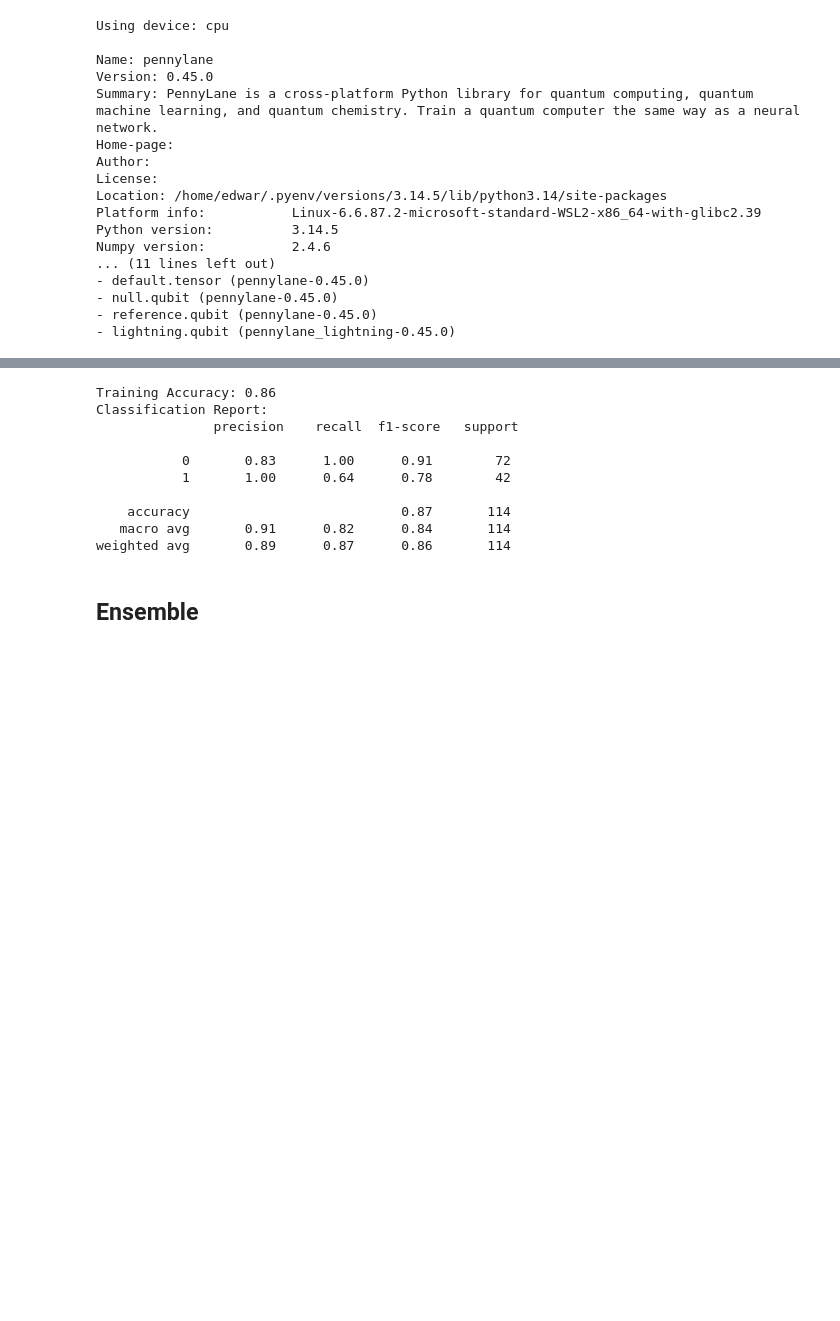
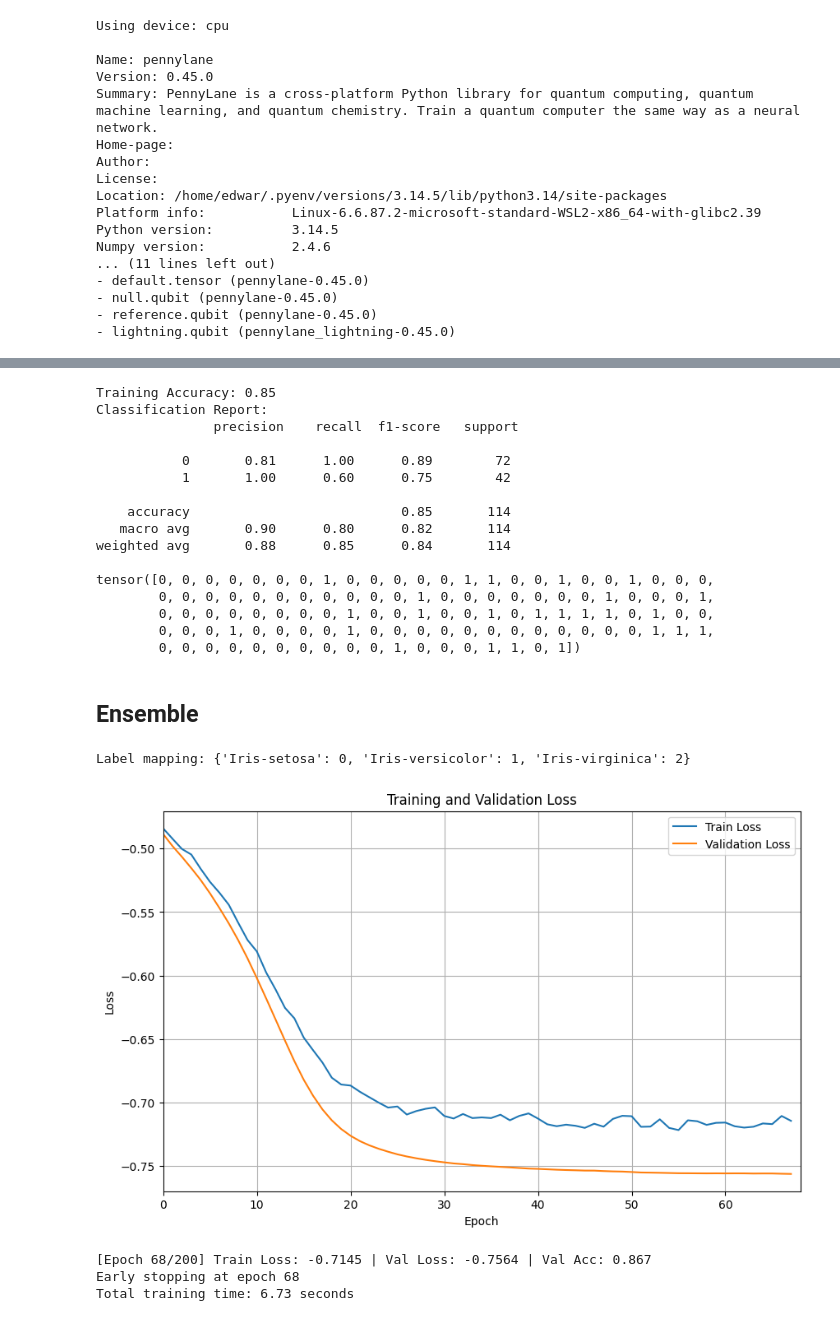
Before and after one commit to EdwardM222/QML-RP, a Jupyter notebook: thesis.ipynb, the cells around one changed output, grey strips where cells are left out. Drawn from its saved outputs; the diff is of its cells as text; code cells hidden in the pictures; blank space fills up the shorter version.

```diff
--- a/thesis.ipynb
+++ b/thesis.ipynb
@@ -72,8 +72,8 @@ famd_cols = [col for col in X_train.columns if col.startswith('C')]
 423 rows × 21 columns
 # %%
 scaler = MinMaxScaler()
-X_train_scaled = scaler.fit_transform(X_train[X_train.columns])
-X_test_scaled = scaler.transform(X_test[X_test.columns])
+X_train_scaled = scaler.fit_transform(X_train[famd_cols[:2]])
+X_test_scaled = scaler.transform(X_test[famd_cols[:2]])
 
 lr = LogisticRegression(max_iter=1000, class_weight='balanced')
 lr.fit(X_train_scaled, y_train)
@@ -454,17 +457,25 @@ train_score = model.score(X_tr, y_tr)
 
 print(f"Training Accuracy: {train_score:.2f}")
 print("Classification Report:\n", classification_report(y_te, model.predict(X_te), zero_division=0))
+
+print(model.predict(X_te))
 # %% [output]
-Training Accuracy: 0.86
+Training Accuracy: 0.85
 Classification Report:
                precision    recall  f1-score   support
 
-           0       0.83      1.00      0.91        72
-           1       1.00      0.64      0.78        42
+           0       0.81      1.00      0.89        72
+           1       1.00      0.60      0.75        42
 
-    accuracy                           0.87       114
-   macro avg       0.91      0.82      0.84       114
-weighted avg       0.89      0.87      0.86       114
+    accuracy                           0.85       114
+   macro avg       0.90      0.80      0.82       114
+weighted avg       0.88      0.85      0.84       114
+
+tensor([0, 0, 0, 0, 0, 0, 0, 1, 0, 0, 0, 0, 0, 1, 1, 0, 0, 1, 0, 0, 1, 0, 0, 0,
+        0, 0, 0, 0, 0, 0, 0, 0, 0, 0, 0, 1, 0, 0, 0, 0, 0, 0, 0, 1, 0, 0, 0, 1,
+        0, 0, 0, 0, 0, 0, 0, 0, 1, 0, 0, 1, 0, 0, 1, 0, 1, 1, 1, 1, 0, 1, 0, 0,
+        0, 0, 0, 1, 0, 0, 0, 0, 1, 0, 0, 0, 0, 0, 0, 0, 0, 0, 0, 0, 0, 1, 1, 1,
+        0, 0, 0, 0, 0, 0, 0, 0, 0, 0, 1, 0, 0, 0, 1, 1, 0, 1])
 # %% [markdown]
 ## Ensemble
 # %%
@@ -519,0 +544,30 @@ class QuECOC:
+# %%
+iris = fetch_ucirepo(id=53)
+
+X = iris.data.features
+y = iris.data.targets
+label_names = sorted(y[y.columns[0]].unique())
+label_to_int = {label: idx for idx, label in enumerate(label_names)}
+int_to_label = {idx: label for idx, label in enumerate(label_names)}
+print(f"Label mapping: {label_to_int}")
+y = y[y.columns[0]].map(label_to_int)
+
+X_train, X_test, y_train, y_test = train_test_split(X, y, test_size=0.2, random_state=2, stratify=y)
+
+pca = prince.PCA(n_components=2, n_iter=5, random_state=2)
+X_train = pca.fit_transform(X_train)
+X_test = pca.transform(X_test)
+
+X_train_scaled = scaler.fit_transform(X_train)
+X_test_scaled = scaler.transform(X_test)
+# %% [output]
+Label mapping: {'Iris-setosa': 0, 'Iris-versicolor': 1, 'Iris-virginica': 2}
+# %%
+circuits = [qml.qnn.TorchLayer(circuit, weight_shapes=weight_shapes) for _ in range(14)]
+ens = QuECOC(circuits, n_classes=len(label_names))
+ens.fit(X_train_scaled, y_train, X_test_scaled, y_test, epochs=200)
+# %% [output]
+[figure, added]
+[Epoch 68/200] Train Loss: -0.7145 | Val Loss: -0.7564 | Val Acc: 0.867
+Early stopping at epoch 68
+Total training time: 6.73 seconds
```
Also changed, not shown: parts of 12 cells of this notebook.
